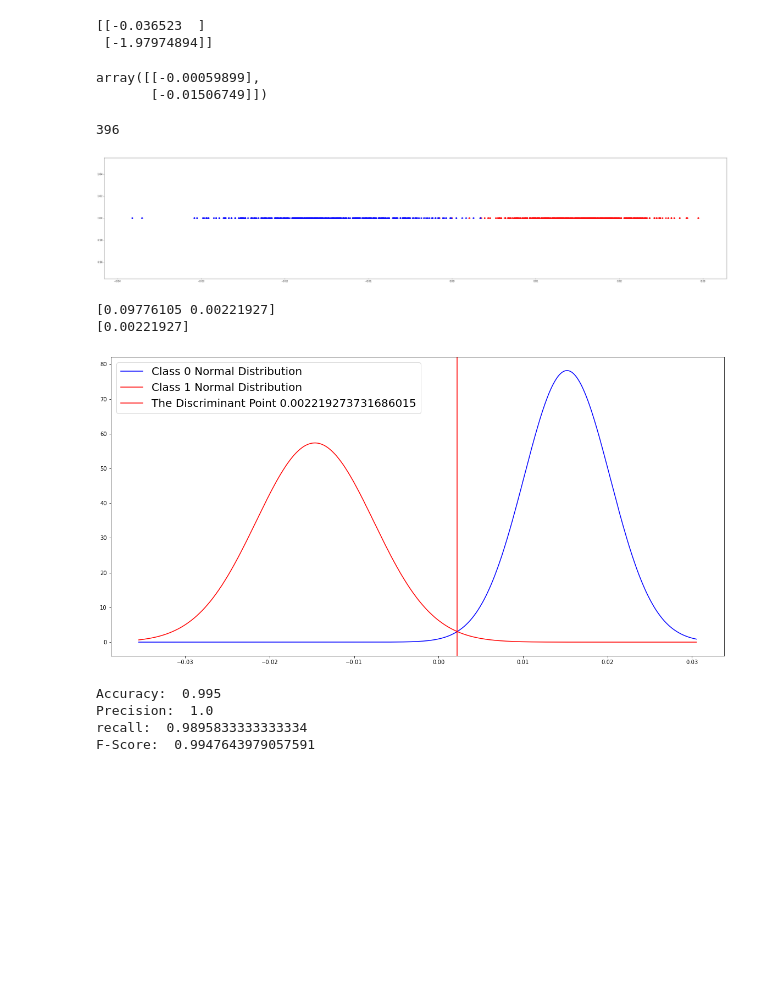
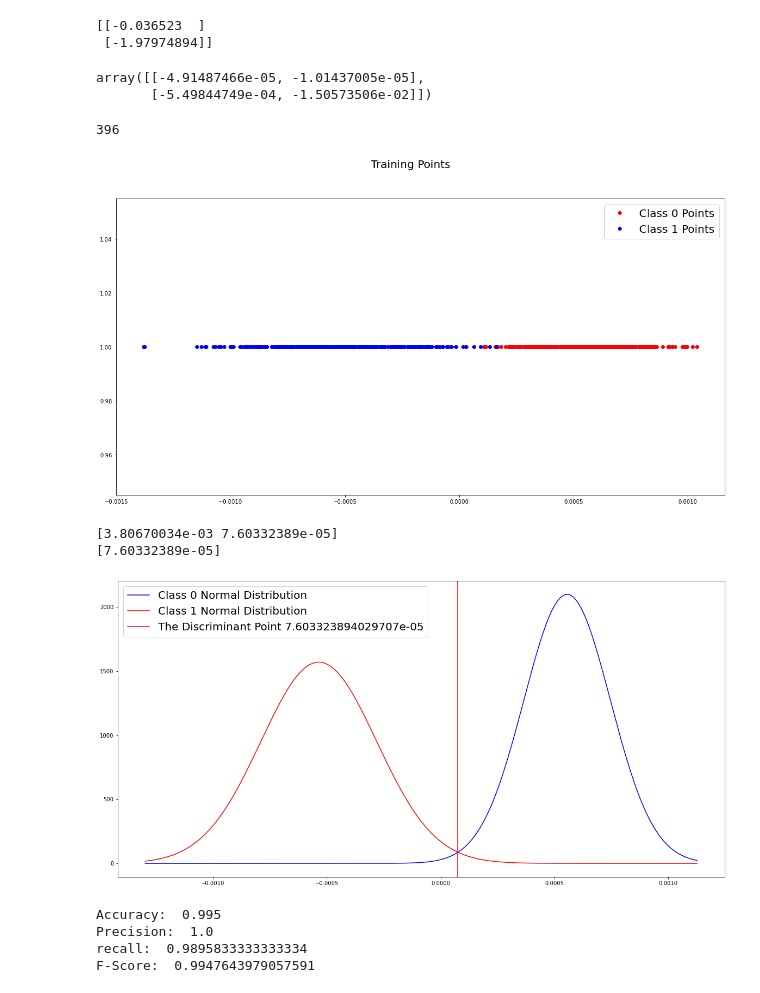
Before and after one commit to Moozzaart23/py-Classifier, a Jupyter notebook: Assignment-1/LDA1.ipynb, the cells around one changed output. Drawn from its saved outputs; the diff is of its cells as text; code cells hidden in the pictures; blank space fills up the shorter version.

```diff
--- a/Assignment-1/LDA1.ipynb
+++ b/Assignment-1/LDA1.ipynb
@@ -65,12 +65,12 @@ print(m)
 [[-0.036523  ]
  [-1.97974894]]
 # %%
-w=np.linalg.inv(within_class_scatter_matrix).dot(m)
+w=np.linalg.inv(within_class_scatter_matrix)*(m)
 # %%
 w
 # %% [output]
-array([[-0.00059899],
-       [-0.01506749]])
+array([[-4.91487466e-05, -1.01437005e-05],
+       [-5.49844749e-04, -1.50573506e-02]])
 # %%
 points0=w.T.dot(X0.T)
 points1=w.T.dot(X1.T)
@@ -85,19 +85,15 @@ def solve(m1,m2,std1,std2):
   c = m1**2 /(2*std1**2) - m2**2 / (2*std2**2) - np.log(std2/std1)
   return np.roots([a,b,c])
 # %%
-width_in_inches = 50
-height_in_inches = 10
-dots_per_inch = 70
-
-plt.figure(
-    figsize=(width_in_inches, height_in_inches),
-    dpi=dots_per_inch)
-plt.plot(points0[0],[1]*points0[0].size,'ro')
-plt.plot(points1[0],[1]*points1[0].size,'bo')
-plt.savefig("Line")
+plt.figure(figsize=(20,10))
+plt.plot(points0[0],[1]*points0[0].size,'ro',label='Class 0 Points')
+plt.plot(points1[0],[1]*points1[0].size,'bo',label='Class 1 Points')
+plt.legend(prop={'size':20})
+plt.suptitle("Training Points",fontsize=20)
+plt.savefig('Line1')
 plt.show()
 # %% [output]
-[figure, old version]
+[figure, new version]
 # %%
 h0=sorted(points0[0])
 h1=sorted(points1[0])
@@ -122,9 +118,9 @@ plt.legend(prop={'size':20})
 plt.savefig("Normal1")
 plt.show()
 # %% [output]
-[0.09776105 0.00221927]
-[0.00221927]
+[3.80670034e-03 7.60332389e-05]
+[7.60332389e-05]
-[figure, old version]
+[figure, new version]
 # %%
 x=df_test.iloc[:,0:2]
 t=df_test.iloc[:,2:]
```
Also changed, not shown: 5 other files.
